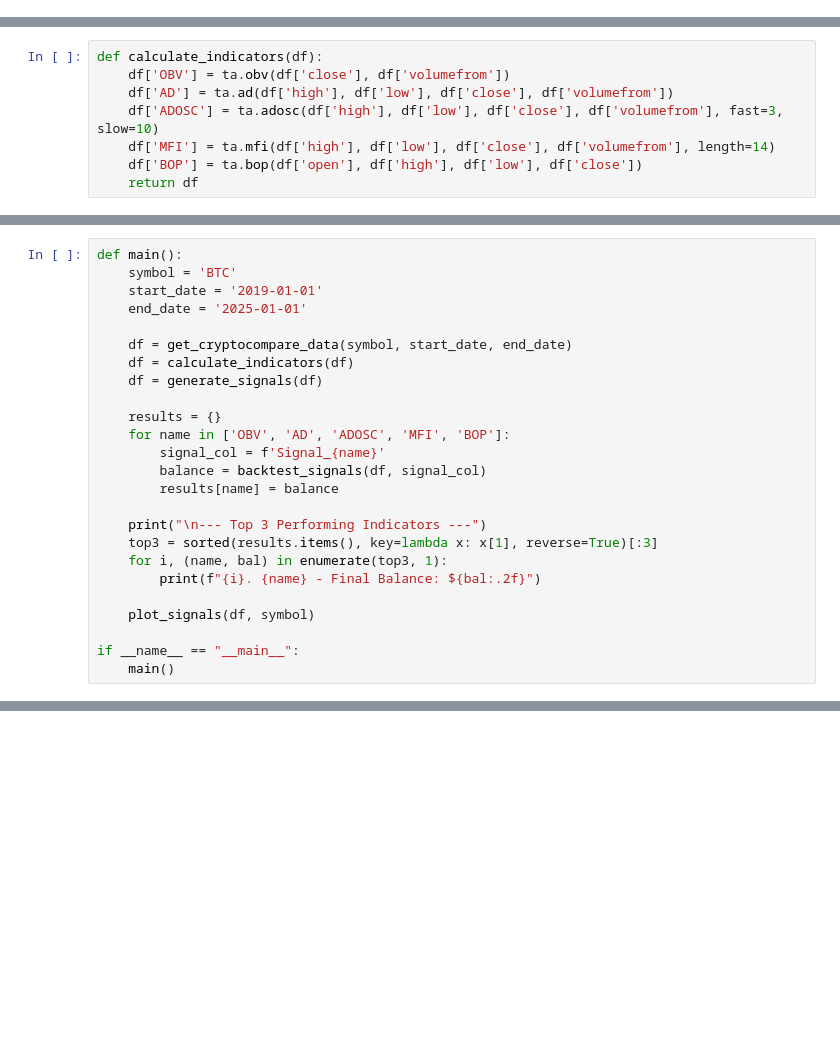
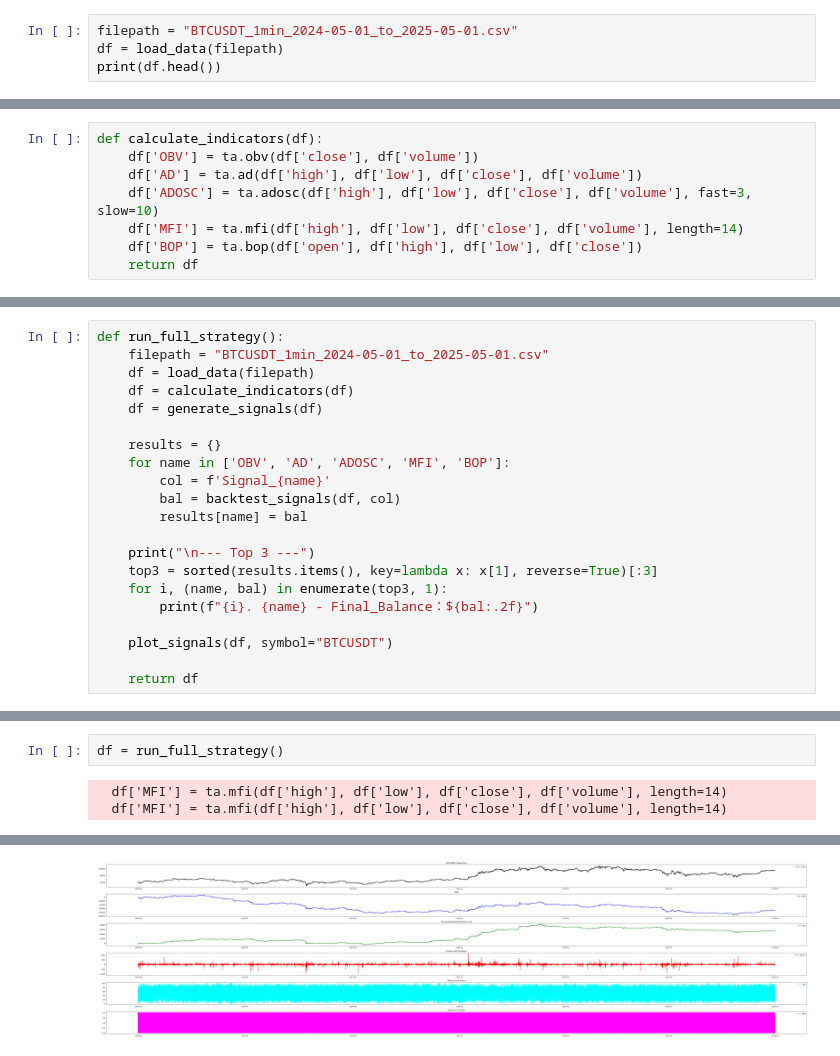
Before and after one commit to HongYang17/MMAT, a Jupyter notebook: notebooks/XIE_ZUOYU/Signal.ipynb, the cells around one changed output, grey strips where cells are left out. Drawn from its saved outputs; the diff is of its cells as text; blank space fills up the shorter version.

```diff
--- a/notebooks/XIE_ZUOYU/Signal.ipynb
+++ b/notebooks/XIE_ZUOYU/Signal.ipynb
@@ -59,0 +55,4 @@ def get_cryptocompare_data(symbol, start_date, end_date):
+# %%
+filepath = "BTCUSDT_1min_2024-05-01_to_2025-05-01.csv"
+df = load_data(filepath)
+print(df.head())
@@ -60,9 +67,9 @@ def get_cryptocompare_data(symbol, start_date, end_date):
 # %%
 def calculate_indicators(df):
-    df['OBV'] = ta.obv(df['close'], df['volumefrom'])
-    df['AD'] = ta.ad(df['high'], df['low'], df['close'], df['volumefrom'])
-    df['ADOSC'] = ta.adosc(df['high'], df['low'], df['close'], df['volumefrom'], fast=3, slow=10)
-    df['MFI'] = ta.mfi(df['high'], df['low'], df['close'], df['volumefrom'], length=14)
+    df['OBV'] = ta.obv(df['close'], df['volume'])
+    df['AD'] = ta.ad(df['high'], df['low'], df['close'], df['volume'])
+    df['ADOSC'] = ta.adosc(df['high'], df['low'], df['close'], df['volume'], fast=3, slow=10)
+    df['MFI'] = ta.mfi(df['high'], df['low'], df['close'], df['volume'], length=14)
     df['BOP'] = ta.bop(df['open'], df['high'], df['low'], df['close'])
     return df
 # %%
@@ -165,25 +179,21 @@ def plot_signals(df, symbol):
 # %%
-def main():
-    symbol = 'BTC'
-    start_date = '2019-01-01'
-    end_date = '2025-01-01'
-
-    df = get_cryptocompare_data(symbol, start_date, end_date)
+def run_full_strategy():
+    filepath = "BTCUSDT_1min_2024-05-01_to_2025-05-01.csv"
+    df = load_data(filepath)
     df = calculate_indicators(df)
     df = generate_signals(df)
 
     results = {}
     for name in ['OBV', 'AD', 'ADOSC', 'MFI', 'BOP']:
-        signal_col = f'Signal_{name}'
-        balance = backtest_signals(df, signal_col)
-        results[name] = balance
+        col = f'Signal_{name}'
+        bal = backtest_signals(df, col)
+        results[name] = bal
 
-    print("\n--- Top 3 Performing Indicators ---")
+    print("\n--- Top 3 ---")
     top3 = sorted(results.items(), key=lambda x: x[1], reverse=True)[:3]
     for i, (name, bal) in enumerate(top3, 1):
-        print(f"{i}. {name} - Final Balance: ${bal:.2f}")
+        print(f"{i}. {name} - Final_Balance：${bal:.2f}")
 
-    plot_signals(df, symbol)
+    plot_signals(df, symbol="BTCUSDT")
 
-if __name__ == "__main__":
-    main()
+    return df
@@ -225,0 +200,5 @@ if __name__ == "__main__":
+# %%
+df = run_full_strategy()
+# %% [output]
+  df['MFI'] = ta.mfi(df['high'], df['low'], df['close'], df['volume'], length=14)
+  df['MFI'] = ta.mfi(df['high'], df['low'], df['close'], df['volume'], length=14)
@@ -225,0 +239 @@ if __name__ == "__main__":
+[figure, added]
```
Also changed, not shown: parts of 9 cells of this notebook.
